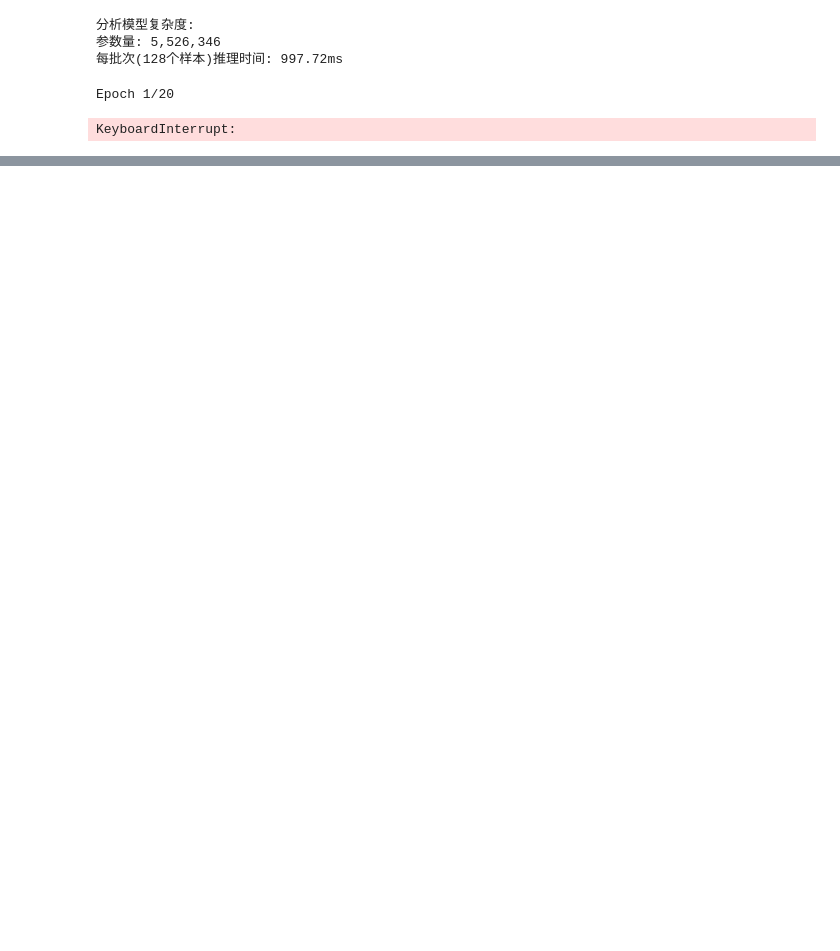
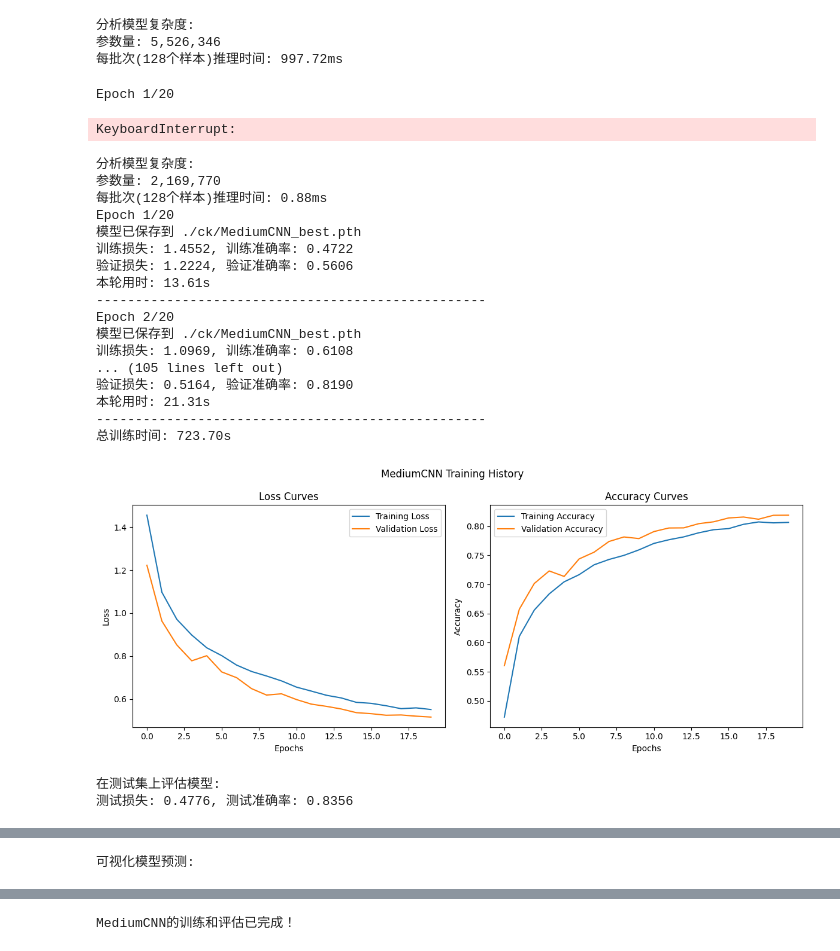
Before and after one commit to zyx303/ai_basic, a Jupyter notebook: train.ipynb, the cells around one changed output, grey strips where cells are left out. Saved outputs shown, nothing was run; the diff lists cells and outputs as text; code cells hidden in the pictures; blank space fills up the shorter version.

```diff
--- a/train.ipynb
+++ b/train.ipynb
@@ -198,3 +222,76 @@ print(f"\n{model_name}的训练和评估已完成！")
 # %% [output]
 Epoch 1/20
 KeyboardInterrupt:
+# %%
+model_type = 'medium_cnn'
+model = MediumCNN(use_bn=True)
+model_name = "MediumCNN"
+
+# 计算模型复杂度
+print("\n分析模型复杂度:")
+model_complexity(model, device=device)
+
+# 定义损失函数和优化器
+criterion = nn.CrossEntropyLoss()
+optimizer = optim.Adam(model.parameters(), lr=learning_rate)
+
+# 可以添加学习率调度器
+scheduler = optim.lr_scheduler.CosineAnnealingLR(optimizer, T_max=epochs)
+
+# 确保checkpoints目录存在
+os.makedirs(save_directory, exist_ok=True)
+
+# 训练模型
+trained_model, history = train_model(
+    model, train_loader, valid_loader, criterion, optimizer, scheduler,
+    num_epochs=epochs, device=device, save_dir=save_directory
+)
+
+# 绘制训练历史
+plot_training_history(history, title=f"{model_name} Training History")
+
+# 在测试集上评估模型
+print("\n在测试集上评估模型:")
+test_loss, test_acc = evaluate_model(trained_model, test_loader, criterion, device, classes)
+
+print(f"{model_name} 最终测试准确率: {test_acc:.4f}")
+
+# 如果是CNN模型并且需要可视化卷积核
+if visualize_filters and model_type in ['simple_cnn', 'medium_cnn', 'vgg_style', 'resnet']:
+    print("\n可视化卷积核:")
+    if model_type == 'simple_cnn':
+        visualize_conv_filters(trained_model, 'conv1')
+    elif model_type == 'medium_cnn':
+        visualize_conv_filters(trained_model, 'conv1')
+    elif model_type == 'vgg_style':
+        visualize_conv_filters(trained_model, 'features.0')
+    else:  # resnet
+        visualize_conv_filters(trained_model, 'conv1')
+
+# 如果需要可视化模型预测
+if visualize_predictions:
+    print("\n可视化模型预测:")
+    visualize_model_predictions(trained_model, test_loader, classes, device)
+
+print(f"\n{model_name}的训练和评估已完成！")
+# %% [output]
+分析模型复杂度:
+参数量: 2,169,770
+每批次(128个样本)推理时间: 0.88ms
+Epoch 1/20
+模型已保存到 ./ck/MediumCNN_best.pth
+训练损失: 1.4552, 训练准确率: 0.4722
+验证损失: 1.2224, 验证准确率: 0.5606
+本轮用时: 13.61s
+--------------------------------------------------
+Epoch 2/20
+模型已保存到 ./ck/MediumCNN_best.pth
+训练损失: 1.0969, 训练准确率: 0.6108
+... (105 lines left out)
+验证损失: 0.5164, 验证准确率: 0.8190
+本轮用时: 21.31s
+--------------------------------------------------
+总训练时间: 723.70s
+[figure, added]
+在测试集上评估模型:
+测试损失: 0.4776, 测试准确率: 0.8356
@@ -200,0 +317 @@ KeyboardInterrupt:
+可视化模型预测:
@@ -200,0 +319 @@ KeyboardInterrupt:
+MediumCNN的训练和评估已完成！
```
Also changed, not shown: parts of 4 cells of this notebook, 10 other files.
